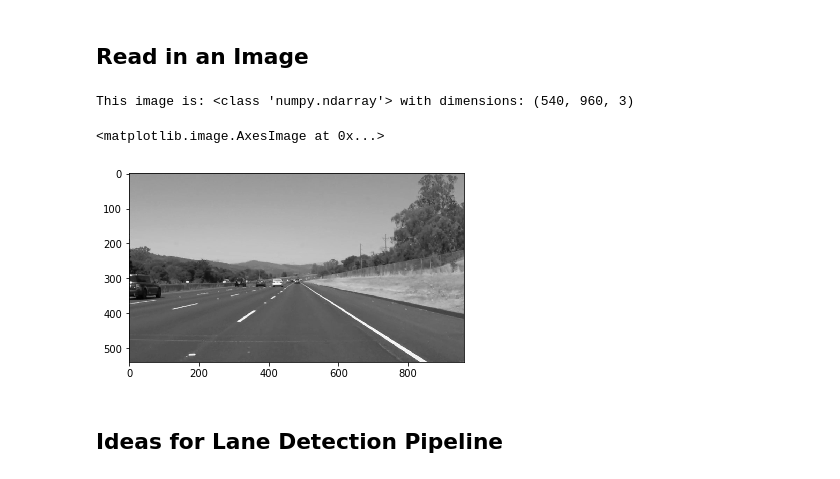
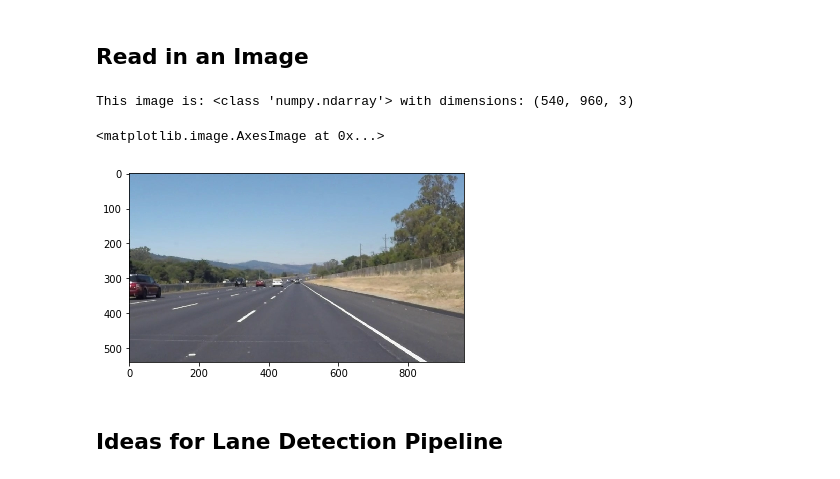
Before and after one commit to rachuism/CarND-LaneLines-P1, a Jupyter notebook: P1.ipynb, the cells around one changed output. Drawn from its saved outputs; the diff is of its cells as text; code cells hidden in the pictures.

```diff
--- a/P1.ipynb
+++ b/P1.ipynb
@@ -52,14 +52,14 @@ import cv2
 # %%
 #reading in an image
 image = mpimg.imread('test_images/solidWhiteRight.jpg')
-gray = cv2.cvtColor(image, cv2.COLOR_RGB2GRAY)
+
 #printing out some stats and plotting
 print('This image is:', type(image), 'with dimensions:', image.shape)
-plt.imshow(gray, cmap='gray')  # if you wanted to show a single color channel image called 'gray', for example, call as plt.imshow(gray, cmap='gray')
+plt.imshow(image)  # if you wanted to show a single color channel image called 'gray', for example, call as plt.imshow(gray, cmap='gray')
 # %% [output]
 This image is: <class 'numpy.ndarray'> with dimensions: (540, 960, 3)
 <matplotlib.image.AxesImage at 0x...>
-[figure, old version]
+[figure, new version]
 # %% [markdown]
 ## Ideas for Lane Detection Pipeline
 # %% [markdown]
```
Also changed, not shown: parts of 16 cells of this notebook.
